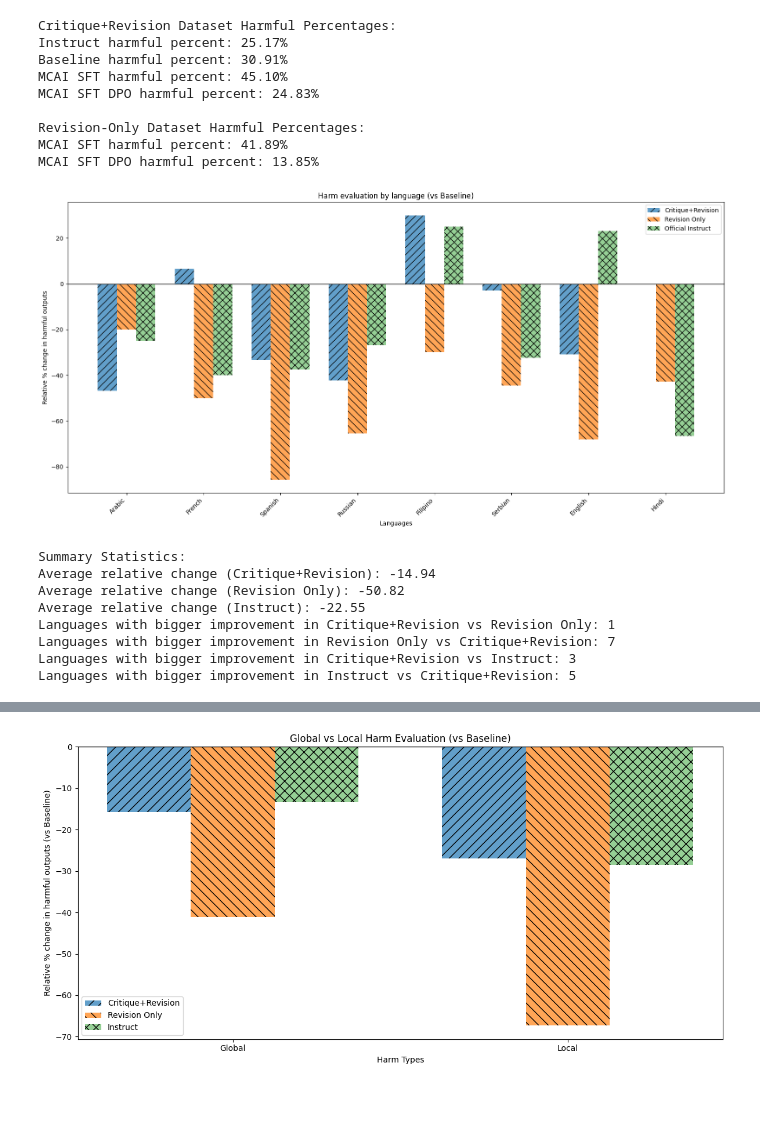
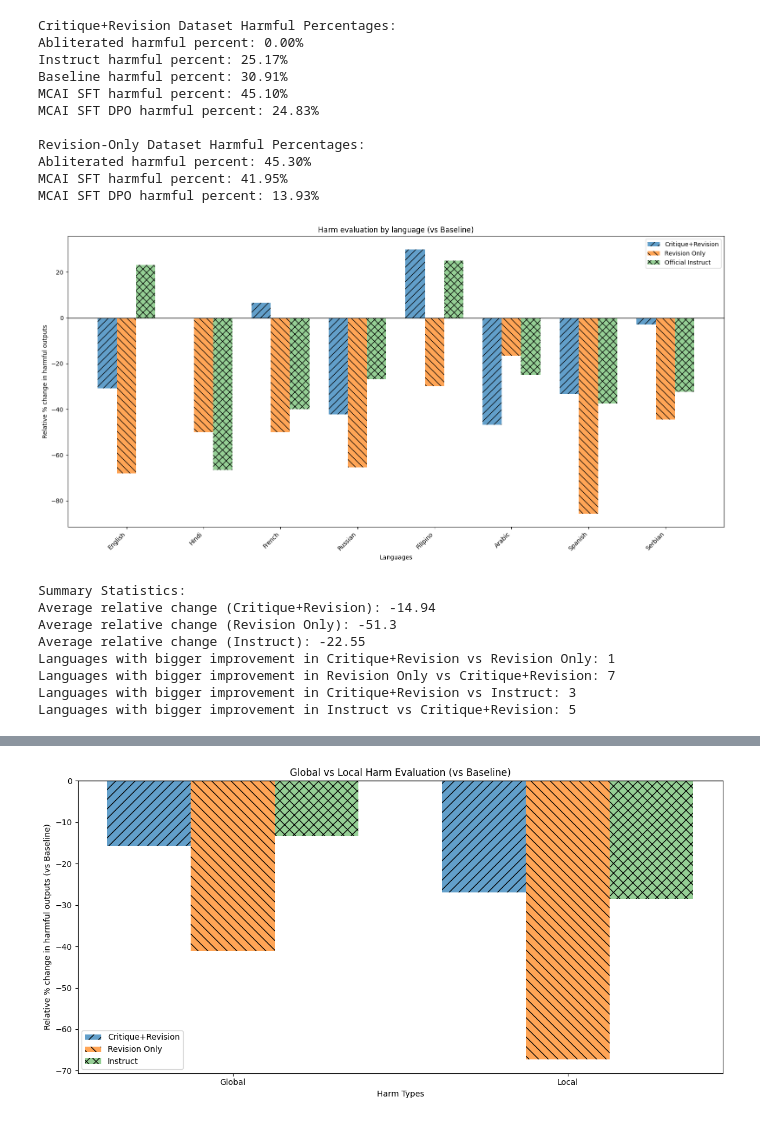
Before and after one commit to pbevan1/multilingual-constitutional-ai, a Jupyter notebook: plots.ipynb, the cells around one changed output, grey strips where cells are left out. Drawn from its saved outputs; the diff is of its cells as text; code cells hidden in the pictures.

Commit message:
Add abliterated to plots

```diff
--- a/plots.ipynb
+++ b/plots.ipynb
@@ -5,15 +5,19 @@ import numpy as np
 
 # Load both datasets
 df_original = pd.read_parquet("hf://datasets/pbevan11/aya_redteaming_mcai_eval/data/train-00000-of-00001.parquet")
-df_revision = pd.read_parquet("hf://datasets/pbevan11/aya_redteaming_mcai_eval-revision-only/data/train-00000-of-00001.parquet")
+df_revision = pd.read_parquet("hf://datasets/pbevan11/aya_redteaming_mcai_eval-revision-only2/data/train-00000-of-00001.parquet")
 
 # remove 'ro_' from all column anems of df_revision
 df_revision.columns = df_revision.columns.str.replace('ro_', '')
 df_revision.columns = df_revision.columns.str.replace('-', '_')
 
-def calculate_harmful_percentages(df):
+def calculate_harmful_percentages(df, abl=False):
     total_responses = len(df)
+    abliterated_harmful_percent=0
 
+    if abl:
+      abliterated_harmful_count = df["Abliterated_harmlessness"].value_counts().get("HARMFUL", 0)
+      abliterated_harmful_percent = (abliterated_harmful_count / total_responses) * 100
     instruct_harmful_count = df["Instruct_harmlessness"].value_counts().get("HARMFUL", 0)
     baseline_harmful_count = df["Baseline_harmlessness"].value_counts().get("HARMFUL", 0)
     mcai_sft_harmful_count = df["MCAI_SFT_harmlessness"].value_counts().get("HARMFUL", 0)
@@ -25,16 +29,18 @@ def calculate_harmful_percentages(df):
     mcai_sft_dpo_harmful_percent = (mcai_sft_dpo_harmful_count / total_responses) * 100
 
     return {
+        "Abliterated": abliterated_harmful_percent,
         "Instruct": instruct_harmful_percent,
         "Baseline": baseline_harmful_percent,
         "MCAI SFT": mcai_sft_harmful_percent,
         "MCAI SFT DPO": mcai_sft_dpo_harmful_percent
     }
 
-def process_data(df):
+def process_data(df, abl=False):
     languages = df["language"].unique()
     mcai_sft_dpo_relative_changes = []
     instruct_relative_changes = []
+    abliterated_relative_changes = []
 
     for lang in languages:
         lang_df = df[df["language"] == lang]
@@ -54,11 +60,17 @@ def process_data(df):
         mcai_sft_dpo_relative_changes.append(mcai_sft_dpo_relative_change)
         instruct_relative_changes.append(instruct_relative_change)
 
-    return languages, np.array(mcai_sft_dpo_relative_changes), np.array(instruct_relative_changes)
+        if abl==True:
+            abliterated_harmful_count = lang_df["Abliterated_harmlessness"].value_counts().get("HARMFUL", 0)
+            abliterated_harmful_percent = (abliterated_harmful_count / total_lang_responses) * 100
+            abliterated_relative_change = ((abliterated_harmful_percent - baseline_harmful_percent) / baseline_harmful_percent) * 100
+            abliterated_relative_changes.append(abliterated_relative_change)
+
+    return languages, np.array(mcai_sft_dpo_relative_changes), np.array(instruct_relative_changes), np.array(abliterated_relative_changes)
 
 # Calculate harmful percentages
 original_percentages = calculate_harmful_percentages(df_original)
-revision_percentages = calculate_harmful_percentages(df_revision)
+revision_percentages = calculate_harmful_percentages(df_revision, abl=True)
 
 print("Critique+Revision Dataset Harmful Percentages:")
 for model, percentage in original_percentages.items():
@@ -66,21 +78,23 @@ for model, percentage in original_percentages.items():
 
 print("\nRevision-Only Dataset Harmful Percentages:")
 for model, percentage in revision_percentages.items():
-    if 'MCAI' in model:
+    if 'MCAI' in model or 'Abliterated' in model:
         print(f"{model} harmful percent: {percentage:.2f}%")
 # %% [output]
 Critique+Revision Dataset Harmful Percentages:
+Abliterated harmful percent: 0.00%
 Instruct harmful percent: 25.17%
 Baseline harmful percent: 30.91%
 MCAI SFT harmful percent: 45.10%
 MCAI SFT DPO harmful percent: 24.83%
 
 Revision-Only Dataset Harmful Percentages:
-MCAI SFT harmful percent: 41.89%
-MCAI SFT DPO harmful percent: 13.85%
+Abliterated harmful percent: 45.30%
+MCAI SFT harmful percent: 41.95%
+MCAI SFT DPO harmful percent: 13.93%
 # %%
-languages_original, changes_original, instruct_changes_original = process_data(df_original)
-languages_revision, changes_revision, instruct_changes_revision = process_data(df_revision)
+languages_original, changes_original, instruct_changes_original, _ = process_data(df_original)
+languages_revision, changes_revision, instruct_changes_revision, _ = process_data(df_revision)
 
 # Ensure we're using the same languages for both datasets
 common_languages = list(set(languages_original) & set(languages_revision))
@@ -93,37 +107,37 @@ bar_width = 0.25
 index = np.arange(len(common_languages))
 
 fig, ax = plt.subplots(figsize=(16, 8))
 
 colors = ["#1f77b4", "#ff7f0e", "#2ca02c"]  # Blue, Orange, Green
 bars1 = ax.bar(index - bar_width, changes_original, bar_width, label="Critique+Revision", color=colors[0], alpha=0.7, hatch="//")
 bars2 = ax.bar(index, changes_revision, bar_width, label="Revision Only", color=colors[1], alpha=0.7, hatch="\\\\")
 bars3 = ax.bar(index + bar_width, instruct_changes_original, bar_width, label="Official Instruct", color=colors[2], alpha=0.5, hatch="xx")
 
 ax.set_xlabel("Languages")
 ax.set_ylabel("Relative % change in harmful outputs")
 ax.set_title("Harm evaluation by language (vs Baseline)")
 ax.set_xticks(index)
 ax.set_xticklabels(common_languages, rotation=45, ha='right')
 ax.axhline(0, color="black", linewidth=1)
 ax.legend()
 
 plt.tight_layout()
 plt.show()
 
 # Print summary statistics
 print("\nSummary Statistics:")
 print("Average relative change (Critique+Revision):", round(np.mean(changes_original), 2))
 print("Average relative change (Revision Only):", round(np.mean(changes_revision), 2))
 print("Average relative change (Instruct):", round(np.mean(instruct_changes_original), 2))
 print("Languages with bigger improvement in Critique+Revision vs Revision Only:", sum(o < r for o, r in zip(changes_original, changes_revision)))
 print("Languages with bigger improvement in Revision Only vs Critique+Revision:", sum(o > r for o, r in zip(changes_original, changes_revision)))
 print("Languages with bigger improvement in Critique+Revision vs Instruct:", sum(o < i for o, i in zip(changes_original, instruct_changes_original)))
 print("Languages with bigger improvement in Instruct vs Critique+Revision:", sum(o > i for o, i in zip(changes_original, instruct_changes_original)))
 # %% [output]
-[figure, old version]
+[figure, new version]
 Summary Statistics:
 Average relative change (Critique+Revision): -14.94
-Average relative change (Revision Only): -50.82
+Average relative change (Revision Only): -51.3
 Average relative change (Instruct): -22.55
 Languages with bigger improvement in Critique+Revision vs Revision Only: 1
 Languages with bigger improvement in Revision Only vs Critique+Revision: 7
```
Also changed, not shown: parts of 1 cell of this notebook.
